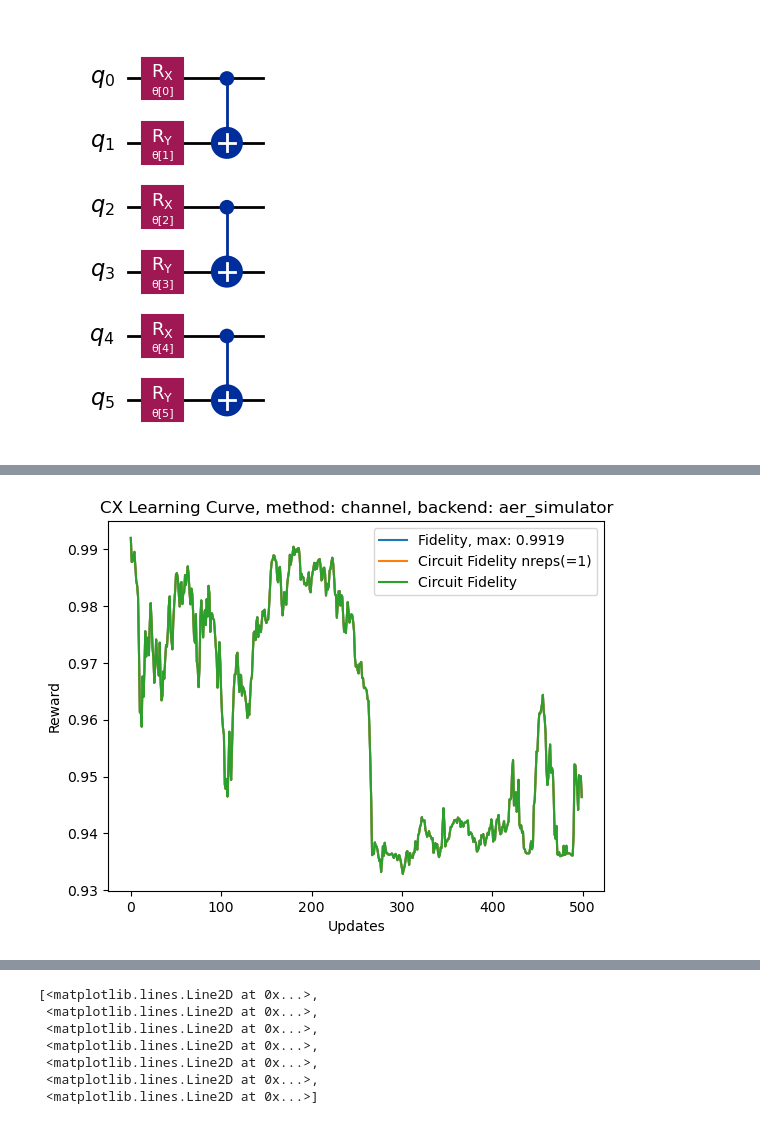
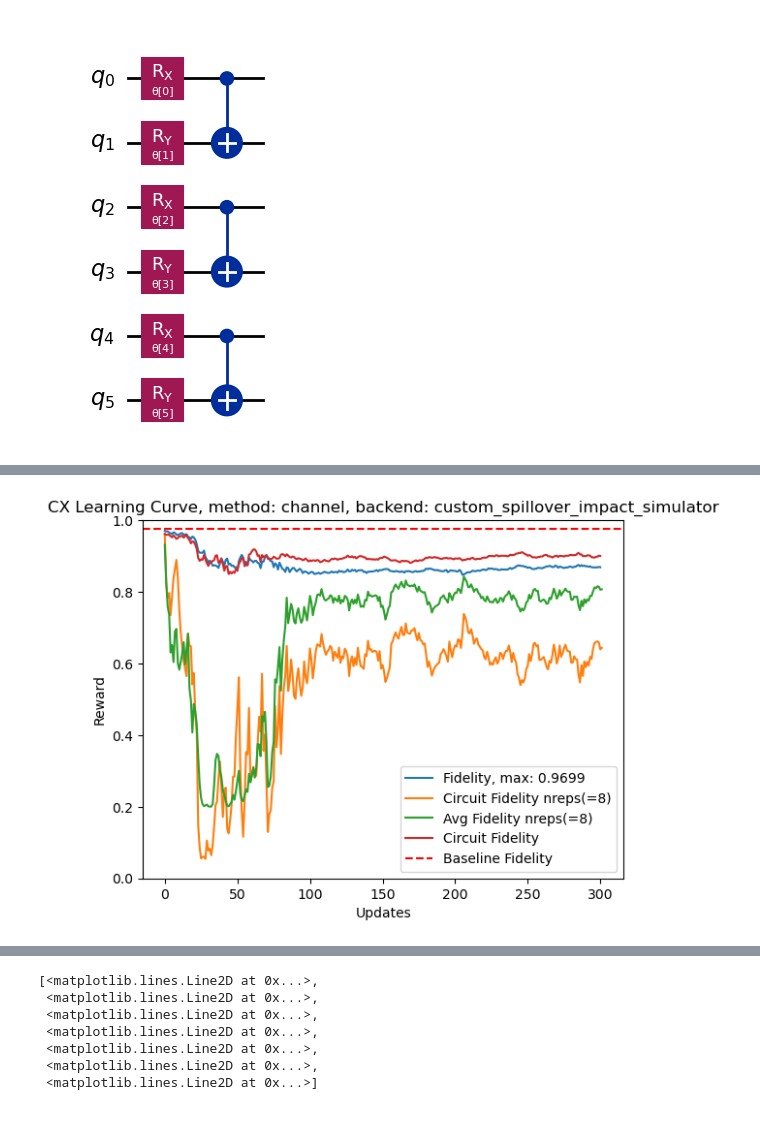
Before and after one commit to arthurostrauss/Quantum_Optimal_Control, a Jupyter notebook: gate_level/spillover_noise_use_case/generic_spillover/spillover_effect_on_subsystem.ipynb, the cells around one changed output, grey strips where cells are left out. Saved outputs shown, nothing was run; the diff lists cells and outputs as text; code cells hidden in the pictures.

```diff
--- a/gate_level/spillover_noise_use_case/generic_spillover/spillover_effect_on_subsystem.ipynb
+++ b/gate_level/spillover_noise_use_case/generic_spillover/spillover_effect_on_subsystem.ipynb
@@ -124,12 +130,16 @@ plot_histogram([ideal_counts, noisy_counts], legend=["Ideal", "Noisy"])
 # %%
 # Compute fidelities
-from qiskit.quantum_info import state_fidelity
+from qiskit.quantum_info import state_fidelity, average_gate_fidelity
 
 qc_noisy_ideal_state = qc_noisy.copy()
 qc_noisy_state = qc_noisy.copy()
-qc_noisy_ideal_state.save_statevector()
-qc_noisy_state.save_statevector()
+# qc_noisy_ideal_state.save_statevector()
+qc_noisy_ideal_state.save_unitary()
+# qc_noisy_state.save_statevector()
+qc_noisy_state.save_unitary()
 
-ideal_state = ideal_backend.run(qc_noisy_ideal_state).result().get_statevector()
-noisy_state = backend.run(qc_noisy_state).result().get_statevector()
+# ideal_state = ideal_backend.run(qc_noisy_ideal_state).result().get_statevector()
+# noisy_state = backend.run(qc_noisy_state).result().get_statevector()
+ideal_unitary = ideal_backend.run(qc_noisy_ideal_state).result().get_unitary()
+noisy_unitary = backend.run(qc_noisy_state).result().get_unitary()
 # %%
@@ -186,7 +196,7 @@ from rl_qoc import (
     QiskitConfig,
 )
 
-action_space = Box(low=-0.2, high=0.2, shape=(7,), dtype=np.float32)
+action_space = Box(low=-np.pi, high=np.pi, shape=(7,), dtype=np.float32)
 target = {"gate": "cnot", "physical_qubits": [0, 1]}
 
 backend_config = QiskitConfig(
@@ -201,9 +211,9 @@ q_env_config = QEnvConfig(
     action_space=action_space,
     execution_config=ExecutionConfig(
         batch_size=64,
-        n_reps=1,
-        n_shots=50,
-        sampling_paulis=100,
+        n_reps=8,
+        n_shots=1000,
+        sampling_paulis=500,
     ),
     reward_config="channel",
 )
@@ -294,31 +278,38 @@ KeyboardInterrupt:
 # %%
 # Plotting the learning curve
 
 reward_history = np.array(q_env.reward_history)
 mean_rewards = np.mean(reward_history, axis=-1)
 max_mean = int(np.max(mean_rewards) * 1e4) / 1e4
 
 # plt.plot(mean_rewards, label=f"Mean Batch Rewards, max: {max_mean}")
 plt.plot(
     q_env.fidelity_history,
     label=f"Fidelity, max: {int(np.max(q_env.fidelity_history) * 1e4) / 1e4}",
 )
 plt.plot(
     q_env.circuit_fidelity_history_nreps,
     label=f"Circuit Fidelity nreps(={q_env.n_reps})",
 )
-# plt.plot(q_env.avg_fidelity_history_nreps, label=f"Avg Fidelity nreps(={q_env.n_reps})")
+plt.plot(q_env.avg_fidelity_history_nreps, label=f"Avg Fidelity nreps(={q_env.n_reps})")
 plt.plot(q_env.circuit_fidelity_history, label="Circuit Fidelity")
+plt.axhline(
+    q_env.simulate_circuit(q_env.circuits[0], np.zeros((1, 7))),
+    label="Baseline Fidelity",
+    color="red",
+    linestyle="--",
+)
 plt.xlabel("Updates")
 plt.ylabel("Reward")
 plt.title(
     f"{q_env.target.gate.name.upper()} Learning Curve, method: {q_env.config.reward_method},"
     f" backend: {q_env_config.backend.name if q_env_config.backend is not None else 'No backend'}"
 )
+plt.ylim(0.0, 1.0)
 plt.legend()
 plt.show()
 # %% [output]
-[figure, old version]
+[figure, new version]
 # %%
 # Plotting the learning curve
 
```
Also changed, not shown: parts of 17 cells of this notebook, 1 other file.
